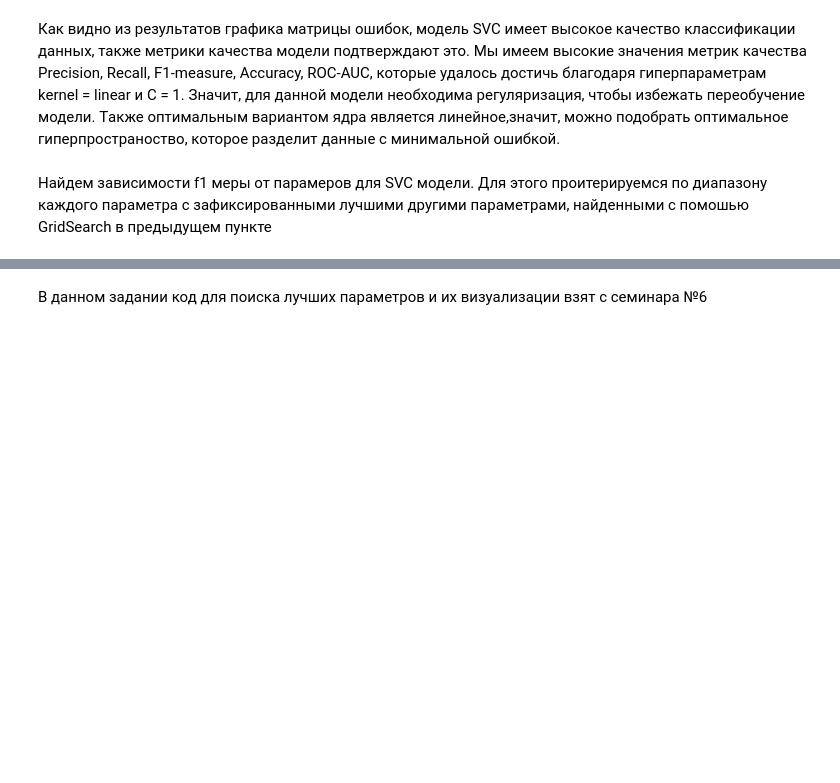
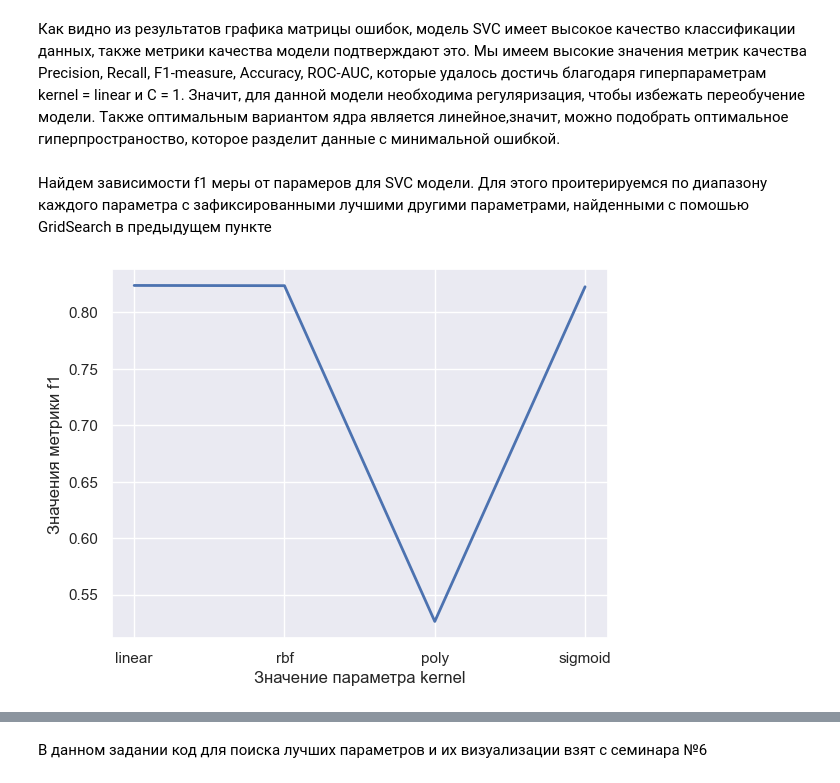
Before and after one commit to Bogdan108/ML, a Jupyter notebook: HW/HW_3/HW3_v8.ipynb, the cells around one changed output, grey strips where cells are left out. Cells and saved outputs as stored; diff of their text form; code cells hidden in the pictures; blank space fills up the shorter version.

```diff
--- a/HW/HW_3/HW3_v8.ipynb
+++ b/HW/HW_3/HW3_v8.ipynb
@@ -534,7 +542,7 @@ show_f1(params_logit['lr'],lr_result,'learning rate' )
 # %% [markdown]
 Как видно из графика зависимости f1 меры от гиперпараметра learning rate, данный параметр сильно влияет на улучшение качества предсказания модели. С увеличением шага обучения, модель значительно улучшается.
 # %%
-svc_params = {'kernel':('linear', 'rbf', 'poly', 'sigmoid'),'C':np.linspace(0.001, 1, 5),}
+parameters = {'kernel':('linear', 'rbf', 'poly', 'sigmoid'),'C':np.linspace(0.001, 1, 5),}
 svc_grid = GridSearchCV(SVC(probability=True, verbose = False),parameters, scoring = 'f1', cv=2)
 svc_grid.fit(train_texts, train_y)
 # %%
@@ -556,9 +564,11 @@ ROC-AUC  =    0.91
 Найдем зависимости f1 меры от парамеров для SVC модели. Для этого проитерируемся по диапазону каждого параметра с зафиксированными лучшими другими параметрами, найденными с помошью GridSearch в предыдущем пункте
 # %%
 kernel_result = []
-for kernel in svc_params['kernel']:
+for kernel in parameters['kernel']:
     svc = SVC(probability=True, verbose = False, kernel=kernel, C=1)
     svc.fit(train_texts, train_y)
     pred = svc.predict(test_texts)
     kernel_result.append(f1_score(test_y, pred, average='macro'))
-show_f1(svc_params['kernel'],kernel_result,'kernel' )
+show_f1(parameters['kernel'],kernel_result,'kernel' )
+# %% [output]
+[figure, added]
```
Also changed, not shown: parts of 14 cells of this notebook.
